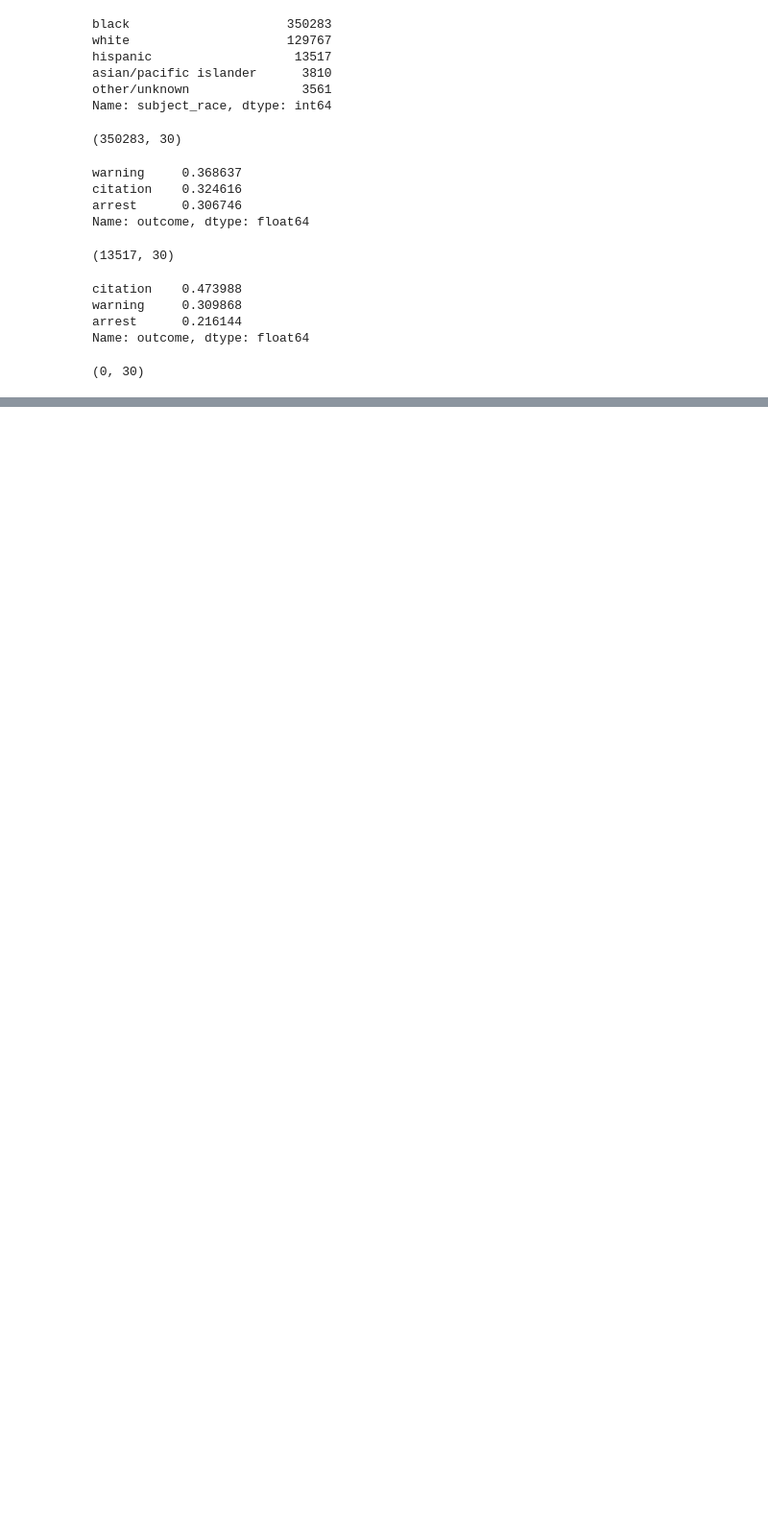
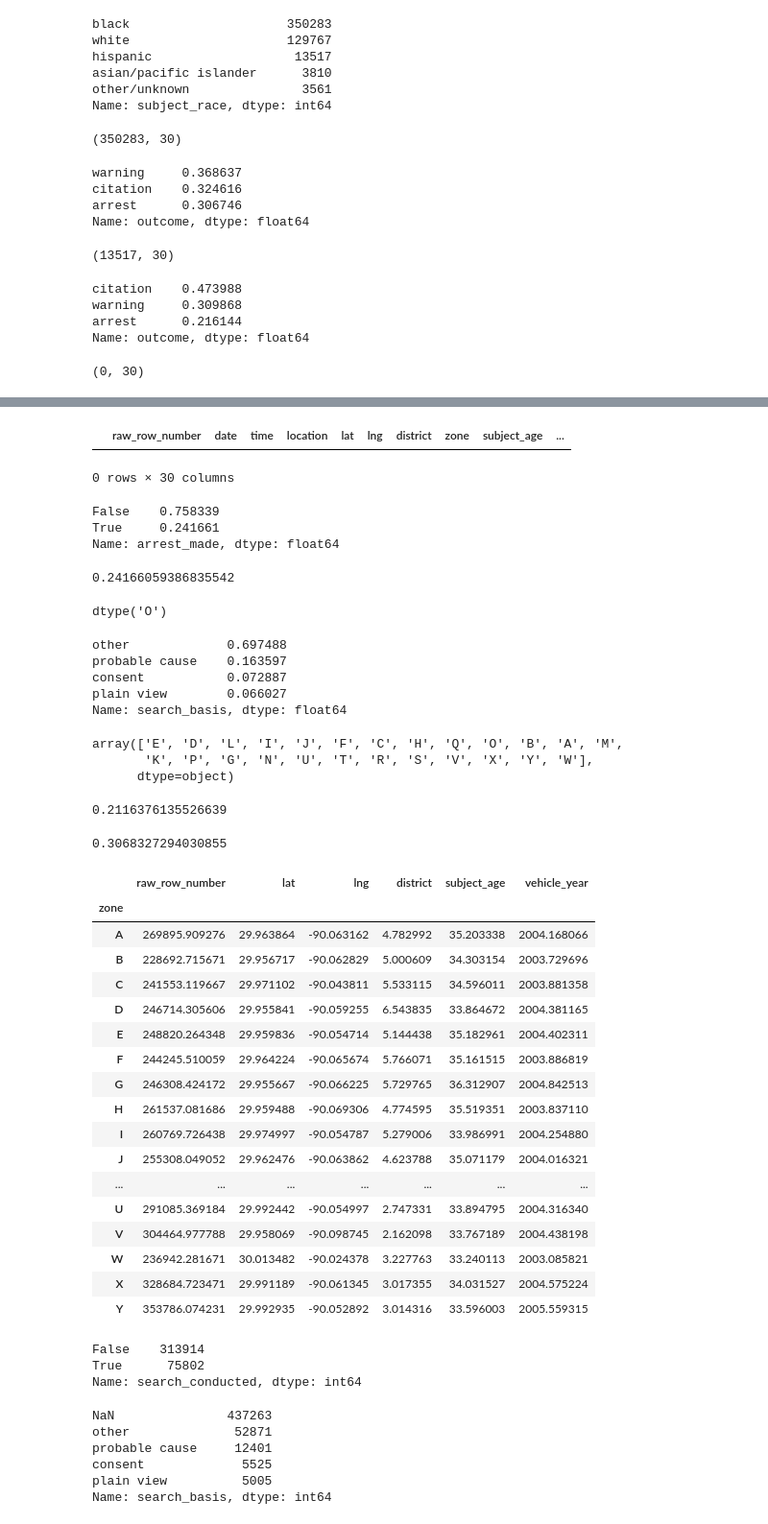
Before and after one commit to SANYAM1996/scatter-plotter, a Jupyter notebook: Datacamp/police_activity.ipynb, the cells around one changed output, grey strips where cells are left out. Shown: that part at 96% size. Cells and saved outputs as stored; diff of their text form; code cells hidden in the pictures; blank space fills up the shorter version.

Commit message:
added filtering by columns

```diff
--- a/Datacamp/police_activity.ipynb
+++ b/Datacamp/police_activity.ipynb
@@ -184,0 +171,79 @@ Name: subject_sex, Length: 513065, dtype: object>
+# %%
+# filtering by multiple conditions
+female = ri[ri.subject_sex == 'F']
+female
+# %% [output]
+|  | raw_row_number | date | time | location | lat | lng | district | zone | subject_age | ... |
+0 rows × 30 columns
+# %%
+ri.arrest_made.value_counts(normalize=True)
+# %% [output]
+False    0.758339
+True     0.241661
+Name: arrest_made, dtype: float64
+# %%
+ri.arrest_made.mean()
+# %% [output]
+0.24166059386835542
+# %%
+ri.arrest_made.dtype
+# %% [output]
+dtype('O')
+# %%
+ri.search_basis.value_counts(normalize=True)
+# %% [output]
+other             0.697488
+probable cause    0.163597
+consent           0.072887
+plain view        0.066027
+Name: search_basis, dtype: float64
+# %%
+ri.zone.unique()
+# %% [output]
+array(['E', 'D', 'L', 'I', 'J', 'F', 'C', 'H', 'Q', 'O', 'B', 'A', 'M',
+       'K', 'P', 'G', 'N', 'U', 'T', 'R', 'S', 'V', 'X', 'Y', 'W'],
+      dtype=object)
+# %%
+ri[ri.zone == 'E'].arrest_made.mean()
+# %% [output]
+0.2116376135526639
+# %%
+ri[ri.zone == 'D'].arrest_made.mean()
+# %% [output]
+0.3068327294030855
+# %%
+ri.groupby('zone').mean()
+# %% [output]
+|  | raw_row_number | lat | lng | district | subject_age | vehicle_year |
+| zone |  |  |  |  |  |  |
+| A | 269895.909276 | 29.963864 | -90.063162 | 4.782992 | 35.203338 | 2004.168066 |
+| B | 228692.715671 | 29.956717 | -90.062829 | 5.000609 | 34.303154 | 2003.729696 |
+| C | 241553.119667 | 29.971102 | -90.043811 | 5.533115 | 34.596011 | 2003.881358 |
+| D | 246714.305606 | 29.955841 | -90.059255 | 6.543835 | 33.864672 | 2004.381165 |
+| E | 248820.264348 | 29.959836 | -90.054714 | 5.144438 | 35.182961 | 2004.402311 |
+| F | 244245.510059 | 29.964224 | -90.065674 | 5.766071 | 35.161515 | 2003.886819 |
+| G | 246308.424172 | 29.955667 | -90.066225 | 5.729765 | 36.312907 | 2004.842513 |
+| H | 261537.081686 | 29.959488 | -90.069306 | 4.774595 | 35.519351 | 2003.837110 |
+| I | 260769.726438 | 29.974997 | -90.054787 | 5.279006 | 33.986991 | 2004.254880 |
+| J | 255308.049052 | 29.962476 | -90.063862 | 4.623788 | 35.071179 | 2004.016321 |
+| ... | ... | ... | ... | ... | ... | ... |
+| U | 291085.369184 | 29.992442 | -90.054997 | 2.747331 | 33.894795 | 2004.316340 |
+| V | 304464.977788 | 29.958069 | -90.098745 | 2.162098 | 33.767189 | 2004.438198 |
+| W | 236942.281671 | 30.013482 | -90.024378 | 3.227763 | 33.240113 | 2003.085821 |
+| X | 328684.723471 | 29.991189 | -90.061345 | 3.017355 | 34.031527 | 2004.575224 |
+| Y | 353786.074231 | 29.992935 | -90.052892 | 3.014316 | 33.596003 | 2005.559315 |
+# %%
+ri.search_conducted.value_counts()
+# %% [output]
+False    313914
+True      75802
+Name: search_conducted, dtype: int64
+# %%
+ri.search_basis .value_counts(dropna=False)
+# %% [output]
+NaN               437263
+other              52871
+probable cause     12401
+consent             5525
+plain view          5005
+Name: search_basis, dtype: int64
```
Also changed, not shown: parts of 1 cell of this notebook.
